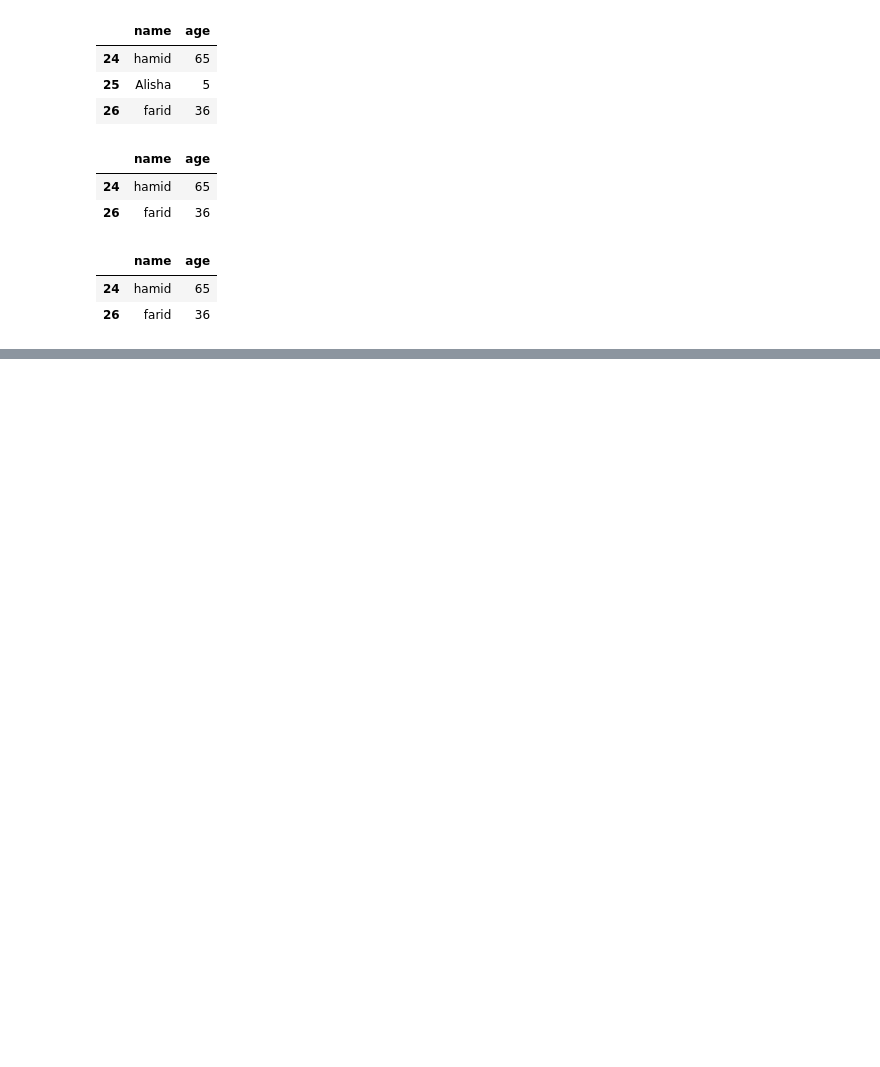
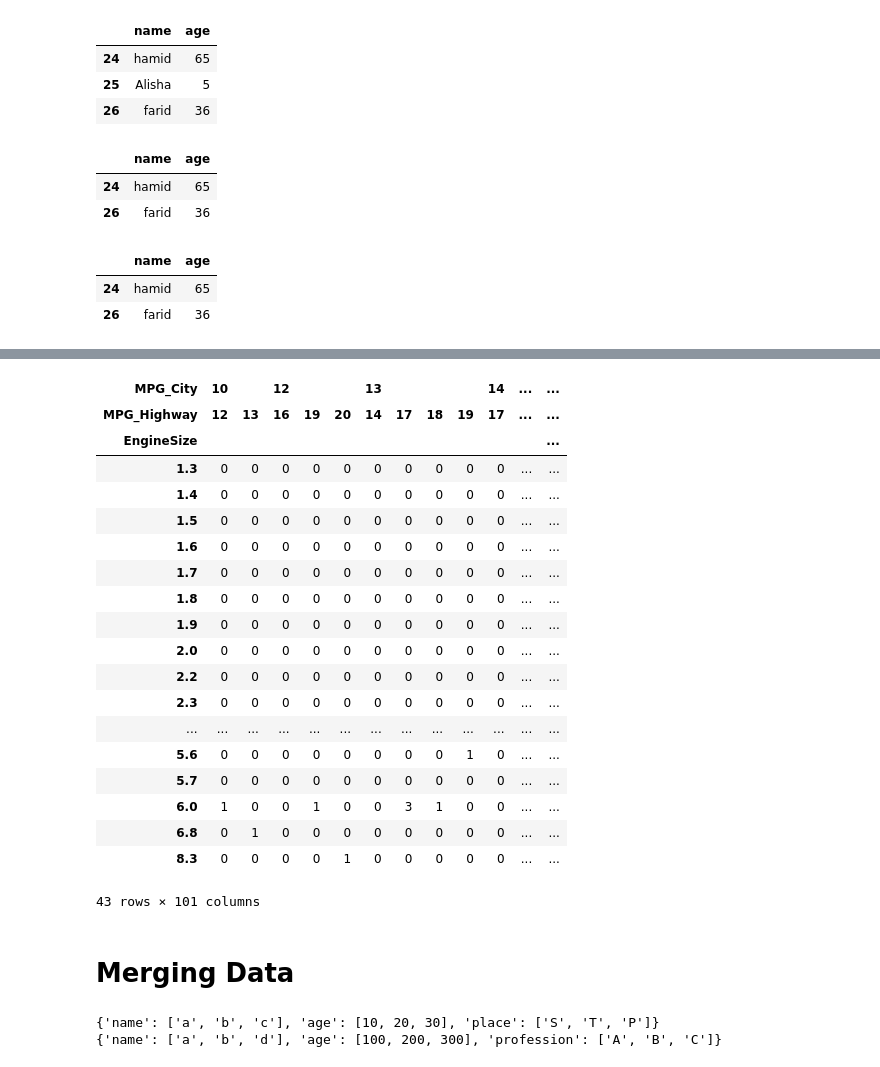
Before and after one commit to aashti789/Aashti_Hamid, a Jupyter notebook: Data manipulation with Pandas.ipynb, the cells around one changed output, grey strips where cells are left out. Cells and saved outputs as stored; diff of their text form; code cells hidden in the pictures; blank space fills up the shorter version.

```diff
--- a/Data manipulation with Pandas.ipynb
+++ b/Data manipulation with Pandas.ipynb
@@ -700,0 +937,34 @@ df_dict2.loc[[24,26],['name','age']]
+# %%
+#Counting the EngineSize of cars by their MPG_Highway and MPG_City:
+pd.crosstab(index=df.EngineSize, columns=[df.MPG_City, df.MPG_Highway])
+# %% [output]
+| MPG_City | 10 |  | 12 |  |  | 13 |  |  |  | 14 | ... | ... |
+| MPG_Highway | 12 | 13 | 16 | 19 | 20 | 14 | 17 | 18 | 19 | 17 | ... | ... |
+| EngineSize |  |  |  |  |  |  |  |  |  |  |  | ... |
+| 1.3 | 0 | 0 | 0 | 0 | 0 | 0 | 0 | 0 | 0 | 0 | ... | ... |
+| 1.4 | 0 | 0 | 0 | 0 | 0 | 0 | 0 | 0 | 0 | 0 | ... | ... |
+| 1.5 | 0 | 0 | 0 | 0 | 0 | 0 | 0 | 0 | 0 | 0 | ... | ... |
+| 1.6 | 0 | 0 | 0 | 0 | 0 | 0 | 0 | 0 | 0 | 0 | ... | ... |
+| 1.7 | 0 | 0 | 0 | 0 | 0 | 0 | 0 | 0 | 0 | 0 | ... | ... |
+| 1.8 | 0 | 0 | 0 | 0 | 0 | 0 | 0 | 0 | 0 | 0 | ... | ... |
+| 1.9 | 0 | 0 | 0 | 0 | 0 | 0 | 0 | 0 | 0 | 0 | ... | ... |
+| 2.0 | 0 | 0 | 0 | 0 | 0 | 0 | 0 | 0 | 0 | 0 | ... | ... |
+| 2.2 | 0 | 0 | 0 | 0 | 0 | 0 | 0 | 0 | 0 | 0 | ... | ... |
+| 2.3 | 0 | 0 | 0 | 0 | 0 | 0 | 0 | 0 | 0 | 0 | ... | ... |
+| ... | ... | ... | ... | ... | ... | ... | ... | ... | ... | ... | ... | ... |
+| 5.6 | 0 | 0 | 0 | 0 | 0 | 0 | 0 | 0 | 1 | 0 | ... | ... |
+| 5.7 | 0 | 0 | 0 | 0 | 0 | 0 | 0 | 0 | 0 | 0 | ... | ... |
+| 6.0 | 1 | 0 | 0 | 1 | 0 | 0 | 3 | 1 | 0 | 0 | ... | ... |
+| 6.8 | 0 | 1 | 0 | 0 | 0 | 0 | 0 | 0 | 0 | 0 | ... | ... |
+| 8.3 | 0 | 0 | 0 | 0 | 1 | 0 | 0 | 0 | 0 | 0 | ... | ... |
+43 rows × 101 columns
+# %% [markdown]
+# Merging Data
+# %%
+dict1= {'name':['a','b','c'], 'age':[10,20,30], 'place':['S','T','P']}
+dict2= {'name':['a','b','d'], 'age':[100,200,300], 'profession':['A','B','C']}
+print(dict1)
+print(dict2)
+# %% [output]
+{'name': ['a', 'b', 'c'], 'age': [10, 20, 30], 'place': ['S', 'T', 'P']}
+{'name': ['a', 'b', 'd'], 'age': [100, 200, 300], 'profession': ['A', 'B', 'C']}
```
Also changed, not shown: parts of 54 cells of this notebook, 1 other file.
